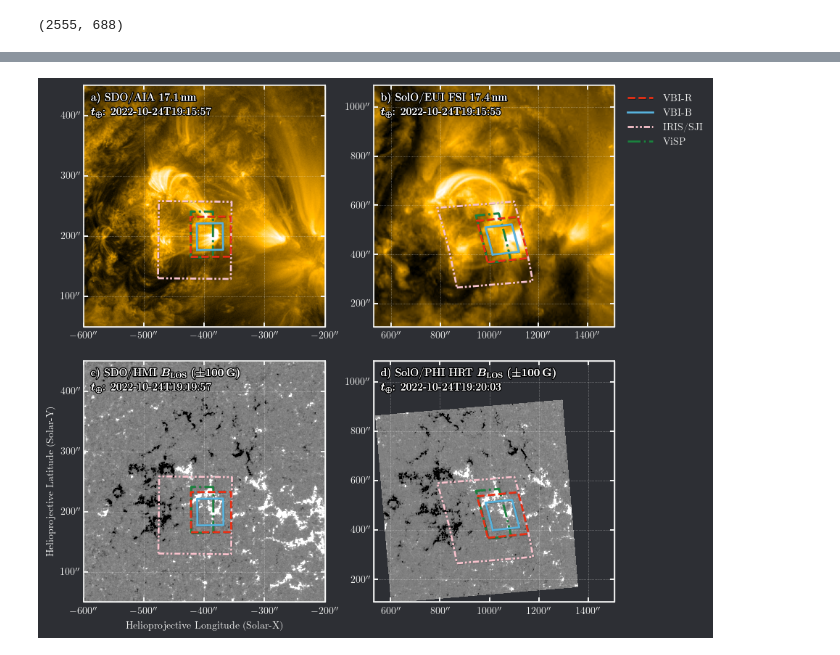
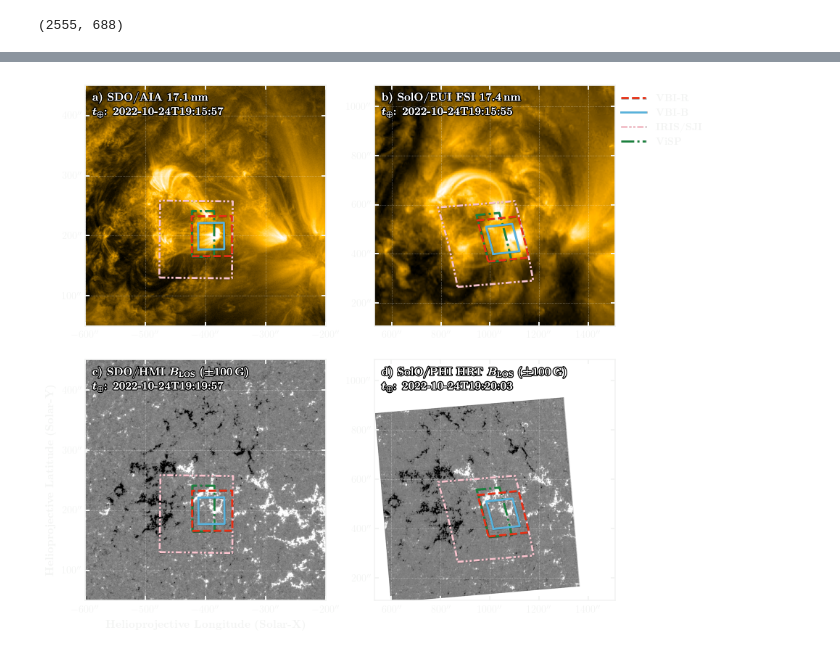
Before and after one commit to yjzhu-solar/DKIST_SolO_Fibril, a Jupyter notebook: ipynb/ms_plot/fov_summary.ipynb, the cells around one changed output, grey strips where cells are left out. Cells and saved outputs as stored; diff of their text form; code cells hidden in the pictures.

Commit message:
create new plots

```diff
--- a/ipynb/ms_plot/fov_summary.ipynb
+++ b/ipynb/ms_plot/fov_summary.ipynb
@@ -432,8 +447,11 @@ ms_dm_style_dict = {'text.usetex': True, 'font.family': 'serif', 'axes.linewidth
                     '#fa8174', '#81b1d2', '#fdb462', '#b3de69', '#bc82bd', '#ccebc4', '#ffed6f']),
                     'xtick.color': dm_fc, 'ytick.color': dm_fc,
                     'grid.color': dm_fc,
-                    'figure.facecolor': dm_bg, 'figure.edgecolor': dm_bg,
-                    'savefig.facecolor': dm_bg, 'savefig.edgecolor': dm_bg,
+                    # 'figure.facecolor': dm_bg, 'figure.edgecolor': dm_bg,
+                    # 'savefig.facecolor': dm_bg, 'savefig.edgecolor': dm_bg,
+                    'figure.facecolor': "none", 'figure.edgecolor': "none",
+                    'savefig.facecolor': "none", 'savefig.edgecolor': "none", 'savefig.transparent': True,
+                    'axes.facecolor': "none", #'axes.edgecolor': "none",
                     'boxplot.boxprops.color': dm_fc,
                     'boxplot.capprops.color': dm_fc,
                     'boxplot.whiskerprops.color': dm_fc,
@@ -461,7 +479,7 @@ with plt.rc_context(ms_dm_style_dict):
                 vmax=np.nanpercentile(aia_171_map_crop.data, 99.9),
                 stretch=AsinhStretch(0.06),
             ),
-            interpolation=None)
+            interpolation=None, rasterized=True)
 
     ax2 = fig.add_subplot(222,projection=fsi_174_map_crop)
     fsi_174_map_crop.plot(axes=ax2,
@@ -471,7 +489,7 @@ with plt.rc_context(ms_dm_style_dict):
                 vmax=np.nanpercentile(fsi_174_map_crop.data, 99.8),
                 stretch=AsinhStretch(0.03),
             ),
-            interpolation=None)
+            interpolation=None, rasterized=True)
 
     ax3 = fig.add_subplot(223,projection=hmi_blos_map_crop)
     hmi_blos_map_crop.plot(axes=ax3,
@@ -480,7 +498,7 @@ with plt.rc_context(ms_dm_style_dict):
                 vmin=-100,
                 vmax=100,
             ),
-            interpolation=None)
+            interpolation=None, rasterized=True)
 
     ax4 = fig.add_subplot(224,projection=hrt_blos_map_repro)
     hrt_blos_map_repro.plot(axes=ax4,
@@ -489,7 +507,7 @@ with plt.rc_context(ms_dm_style_dict):
                 vmin=-100,
                 vmax=100,
             ),
-            interpolation=None)
+            interpolation=None, rasterized=True)
 
 
     for ax_ in (ax1,ax2,ax3,ax4):
@@ -502,7 +520,7 @@ with plt.rc_context(ms_dm_style_dict):
                 ls="--",
                 path_effects=[path_effects.SimpleLineShadow(offset=(0.4,-0.4)),
                         path_effects.Normal()],
-                label="VBI-R"
+                label=r"\textbf{VBI-R}"
             )
 
             ax_.plot_coord(
@@ -512,7 +530,7 @@ with plt.rc_context(ms_dm_style_dict):
                 zorder=10,
                 path_effects=[path_effects.SimpleLineShadow(offset=(0.4,-0.4)),
                         path_effects.Normal()],
-                label="VBI-B"
+                label=r"\textbf{VBI-B}"
 
             )
 
@@ -524,7 +542,7 @@ with plt.rc_context(ms_dm_style_dict):
                 ls=(0, (3, 1, 1, 1, 1, 1)),
                 path_effects=[path_effects.SimpleLineShadow(offset=(0.4,-0.4)),
                         path_effects.Normal()],
-                label="IRIS/SJI"
+                label=r"\textbf{IRIS/SJI}"
             )
 
             ax_.plot_coord(
@@ -535,7 +553,7 @@ with plt.rc_context(ms_dm_style_dict):
                 ls="-.",
                 path_effects=[path_effects.SimpleLineShadow(offset=(0.4,-0.4)),
                         path_effects.Normal()],
-                label="ViSP"
+                label=r"\textbf{ViSP}"
             )
 
             # ax_.plot_coord(
@@ -560,6 +578,9 @@ with plt.rc_context(ms_dm_style_dict):
     for ax_ in (ax1,ax2,ax4):
         ax_.coords[0].set_axislabel("", visible=False, size=0)
         ax_.coords[1].set_axislabel("", visible=False, size=0)
+
+    ax3.coords[0].set_axislabel(r"\textbf{Helioprojective Longitude (Solar-X)}", size=11)
+    ax3.coords[1].set_axislabel(r"\textbf{Helioprojective Latitude (Solar-Y)}", size=11)
 
     ax1.text(0.03, 0.97,
         r"\textbf{a) SDO/AIA 17.1\,nm}" + \
@@ -593,32 +614,33 @@ with plt.rc_context(ms_dm_style_dict):
     ax3.text(0.03, 0.97,
         r"\textbf{c) SDO/HMI $\boldsymbol{B_{\rm LOS}\ (\pm 100\,\mathrm{G})}$}" + \
         "\n" + \
         r"$\boldsymbol{{t_{{\oplus}}}}$\textbf{{: {}}}".format(hmi_blos_map.meta['date-obs'][:-4]),
         fontsize=11,
         transform=ax3.transAxes,
         va="top",
         ha="left",
         color="white",
         path_effects=[path_effects.withStroke(linewidth=2, foreground="black"),
                       path_effects.Normal()],
         linespacing=1.5,
     )
 
     ax4.text(0.03, 0.97,
         r"\textbf{d) SolO/PHI HRT $\boldsymbol{B_{\rm LOS}\ (\pm 100\,\mathrm{G})}$}" + \
         "\n" + \
         r"$\boldsymbol{{t_{{\oplus}}}}$\textbf{{: {}}}".format(hrt_blos_map.meta['date_ear'][:-4]),
         fontsize=11,
         transform=ax4.transAxes,
         va="top",
         ha="left",
         color="white",
         path_effects=[path_effects.withStroke(linewidth=2, foreground="black"),
                       path_effects.Normal()],
         linespacing=1.5,
     )
 
-    plt.savefig("../../figs/ms_figure_dm/fov_summary_dm.pdf", bbox_inches='tight', dpi=300)
+    fig.savefig("../../figs/ms_figure_dm/fov_summary_dm.pdf", bbox_inches='tight', dpi=300)
+    fig.savefig("../../figs/ms_figure_dm_png/fov_summary_dm.png", bbox_inches='tight', dpi=300)
     plt.show()
 # %% [output]
-[figure, old version]
+[figure, new version]
```
Also changed, not shown: parts of 2 cells of this notebook, 6 other files.
